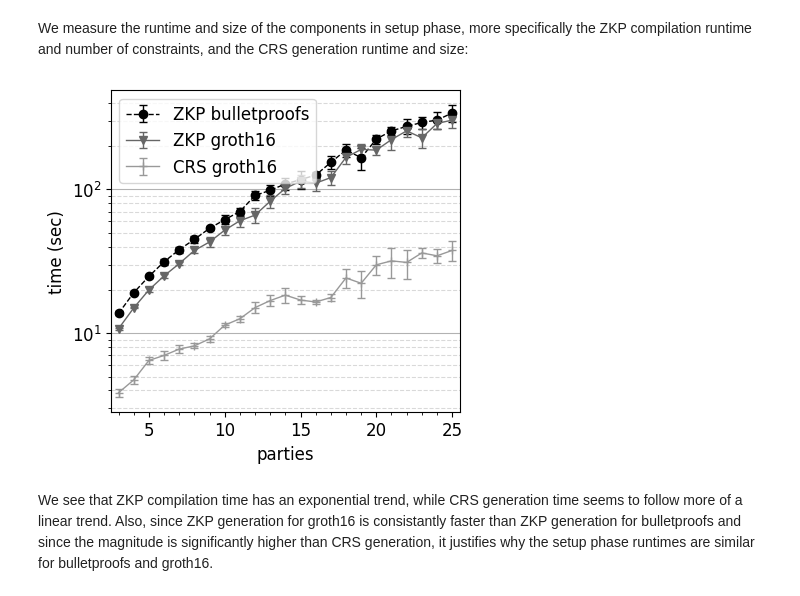
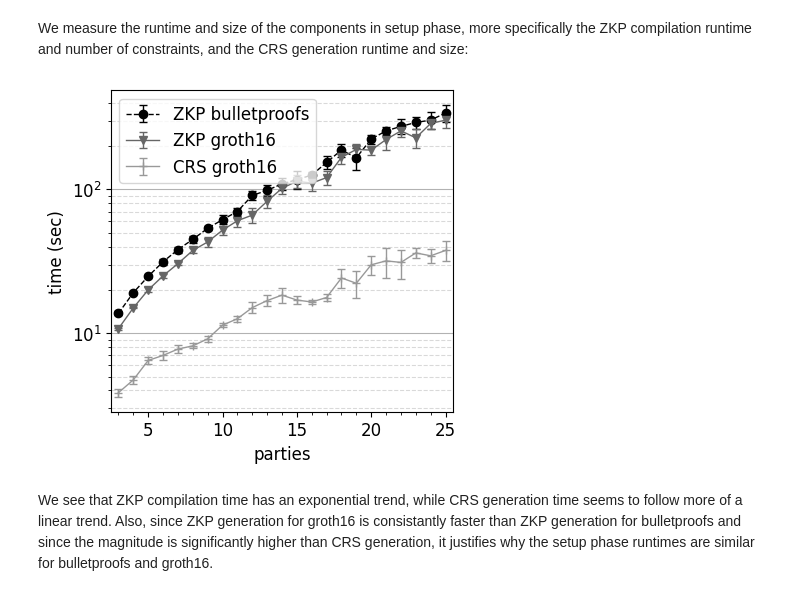
Before and after one commit to lorenzorota/activesecuritympc, a Jupyter notebook: notebooks/benchmark_analysis.ipynb, the cells around one changed output. Drawn from its saved outputs; the diff is of its cells as text; code cells hidden in the pictures.

```diff
--- a/notebooks/benchmark_analysis.ipynb
+++ b/notebooks/benchmark_analysis.ipynb
@@ -203,13 +208,14 @@ We measure the runtime and size of the components in setup phase, more specifica
 # %%
 # Total CRS generation and ZKP compilation time
 fig, ax = plt.subplots(figsize=(6.75*2/3, 2.0858647120308955*2), facecolor="white")
 plt.style.use('grayscale')
 fig, ax, d1 = produce_plot(fig, ax, bulletproofs_readings, names, "ZKP bulletproofs", "total_zkp_compile_time", median_column="total_zkp_compile_time", marker='o', linestyle='--', color='0')
 fig, ax, d2 = produce_plot(fig, ax, groth16_readings, names, "ZKP groth16", "total_zkp_compile_time", median_column="total_zkp_compile_time", marker='v', linestyle='-', color='0.4')
 fig, ax, d3 = produce_plot(fig, ax, groth16_readings, names, "CRS groth16", "total_crs_generation_time", median_column="total_crs_generation_time", marker='+', linestyle='-', color='0.6', semilog=True)
+plt.subplots_adjust(left=0.14)
 fig.savefig('figures/zkp_comp_crs_gen.pdf')
 # %% [output]
-[figure, old version]
+[figure, new version]
 # %% [markdown]
 We see that ZKP compilation time has an exponential trend, while CRS generation time seems to follow more of a linear trend. Also, since ZKP generation for groth16 is consistantly faster than ZKP generation for bulletproofs and since the magnitude is significantly higher than CRS generation, it justifies why the setup phase runtimes are similar for bulletproofs and groth16.
 # %% [markdown]
```
Also changed, not shown: parts of 8 cells of this notebook.
